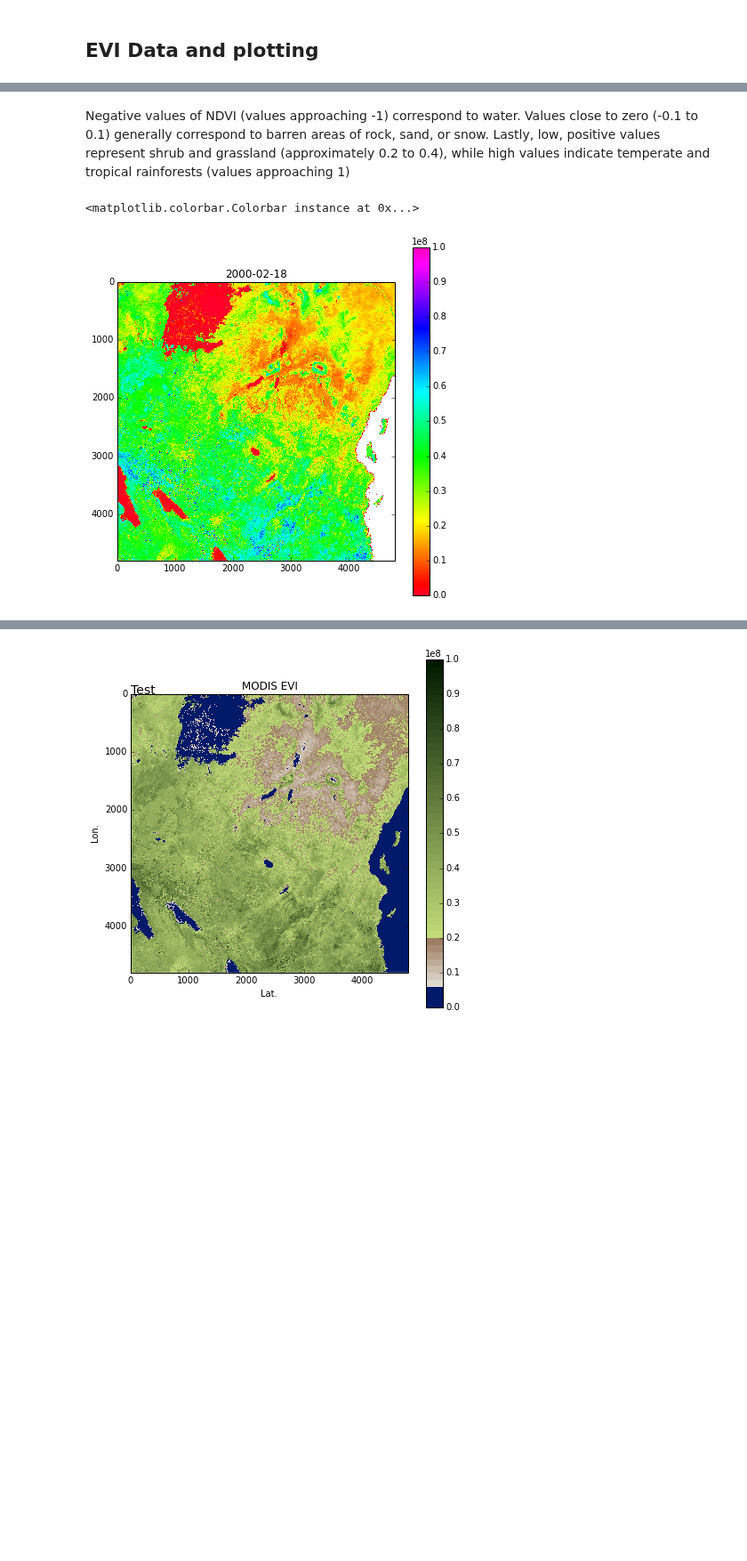
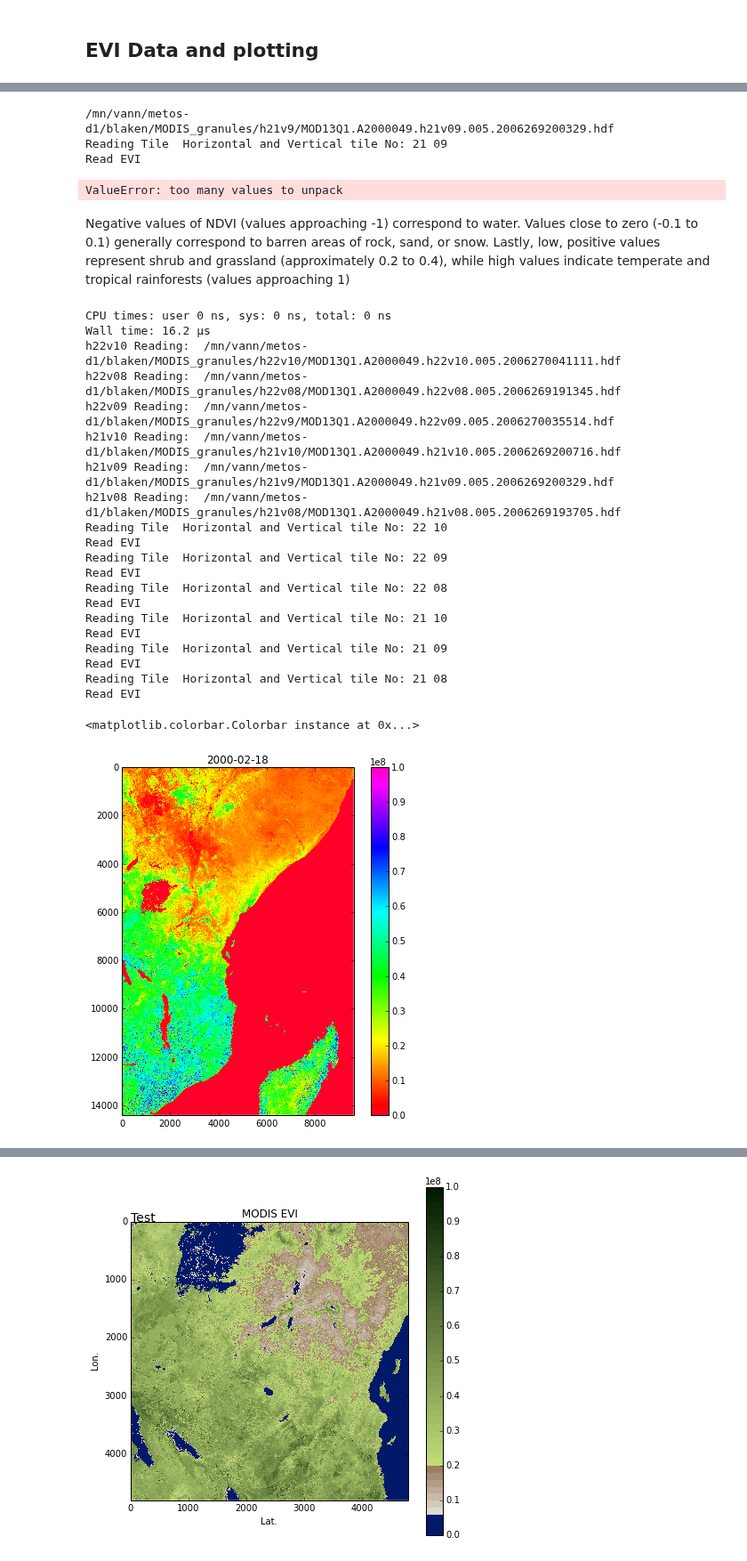
Before and after one commit to benlaken/Nbks, a Jupyter notebook: Veg_work.ipynb, the cells around one changed output, grey strips where cells are left out. Shown at 89% size. Saved outputs shown, nothing was run; the diff lists cells and outputs as text; code cells hidden in the pictures; blank space fills up the shorter version.

```diff
--- a/Veg_work.ipynb
+++ b/Veg_work.ipynb
@@ -52,8 +52,12 @@ g = gdal.Open(f1)
 import commands
 import fnmatch
 
-flist_h21v09 = commands.getoutput('ls /mn/vann/metos-d1/blaken/MODIS_granules/h21v9/*').split('\n')
-flist_h22v09 = commands.getoutput('ls /mn/vann/metos-d1/blaken/MODIS_granules/h22v9/*').split('\n')
+flist_h21v08 = commands.getoutput('ls /mn/vann/metos-d1/blaken/MODIS_granules/h21v08/*').split('\n') #
+flist_h22v08 = commands.getoutput('ls /mn/vann/metos-d1/blaken/MODIS_granules/h22v08/*').split('\n') # Checked
+flist_h21v09 = commands.getoutput('ls /mn/vann/metos-d1/blaken/MODIS_granules/h21v9/*').split('\n')  # Chck othrs against
+flist_h22v09 = commands.getoutput('ls /mn/vann/metos-d1/blaken/MODIS_granules/h22v9/*').split('\n')  # Checked
+flist_h21v10 = commands.getoutput('ls /mn/vann/metos-d1/blaken/MODIS_granules/h21v10/*').split('\n') # Checked
+flist_h22v10 = commands.getoutput('ls /mn/vann/metos-d1/blaken/MODIS_granules/h22v10/*').split('\n') # Checked
 
 #aa = !ls /mn/vann/metos-d1/blaken/MODIS_granules/h21v9/*
 # %%
@@ -84,0 +103,5 @@ NameError: name 'f1' is not defined
+# %%
+dic_obj = Gen_fname_dic(flist_h21v09[0])
+for n in dic_obj:
+    print n,dic_obj[n]
+print '\n'
@@ -84,0 +115,27 @@ NameError: name 'f1' is not defined
+# %%
+def Get_EVI_MultiTile(dic_obj):
+    ''' This reads every filename from a dictionary object, and stiches
+    together all the tiles into one enormous beast. Takes a while...
+
+    '''
+    EVI = []
+    tmp_h22v10=[]
+    tmp_h22v09 =[]
+    tmp_h22v08 =[]
+    tmp_h21v10 = []
+    tmp_h21v09 =[]
+    tmp_h21v08 =[]
+    for n in dic_obj:
+        print n,'Reading: ',dic_obj[n]
+
+    tmp_h22v10 = get_EVI(dic_obj['h22v10'])
+    tmp_h22v09 = get_EVI(dic_obj['h22v09'])
+    tmp_h22v08 = get_EVI(dic_obj['h22v08'])
+    tmp_h21v10 = get_EVI(dic_obj['h21v10'])
+    tmp_h21v09 = get_EVI(dic_obj['h21v09'])
+    tmp_h21v08 = get_EVI(dic_obj['h21v08'])
+
+    left=np.concatenate((tmp_h21v08,tmp_h21v09,tmp_h21v10),axis=0)
+    right=np.concatenate((tmp_h22v08,tmp_h22v09,tmp_h22v10),axis=0)
+    EVI = np.concatenate((left,right),axis=1)
+    return EVI
@@ -217,18 +345,51 @@ EVI = data['EVI']*10000.  # Scale factor from the hdf file for EVI
 #aaa = np.where(EVI == -30000000)
 aaa = np.where(EVI < -20000000)
 EVI[aaa] = None
+# %%
+print dic_obj['h21v09']
+
+xxx,yyy = get_EVI(dic_obj['h21v09'])
+# %% [output]
+/mn/vann/metos-d1/blaken/MODIS_granules/h21v9/MOD13Q1.A2000049.h21v09.005.2006269200329.hdf
+Reading Tile  Horizontal and Vertical tile No: 21 09
+Read EVI
+ValueError: too many values to unpack
 # %% [markdown]
 Negative values of NDVI (values approaching -1) correspond to water. Values close to zero (-0.1 to 0.1) generally correspond to barren areas of rock, sand, or snow. Lastly, low, positive values represent shrub and grassland (approximately 0.2 to 0.4), while high values indicate temperate and tropical rainforests (values approaching 1)
 # %%
+%time
 # Plot out the EVI data
+
+EVI = Get_EVI_MultiTile(dic_obj)
+
 fig = plt.figure(figsize=(7, 7))
 plt.imshow(EVI,interpolation='none',vmin=0.0,vmax=100000000.0,cmap=cm.gist_rainbow)
 plt.title(aa)
 plt.colorbar()
 #plt.text(0,0,aa,fontsize='20')
 # %% [output]
-<matplotlib.colorbar.Colorbar instance at 0x...>
+CPU times: user 0 ns, sys: 0 ns, total: 0 ns
+Wall time: 16.2 µs
+h22v10 Reading:  /mn/vann/metos-d1/blaken/MODIS_granules/h22v10/MOD13Q1.A2000049.h22v10.005.2006270041111.hdf
+h22v08 Reading:  /mn/vann/metos-d1/blaken/MODIS_granules/h22v08/MOD13Q1.A2000049.h22v08.005.2006269191345.hdf
+h22v09 Reading:  /mn/vann/metos-d1/blaken/MODIS_granules/h22v9/MOD13Q1.A2000049.h22v09.005.2006270035514.hdf
+h21v10 Reading:  /mn/vann/metos-d1/blaken/MODIS_granules/h21v10/MOD13Q1.A2000049.h21v10.005.2006269200716.hdf
+h21v09 Reading:  /mn/vann/metos-d1/blaken/MODIS_granules/h21v9/MOD13Q1.A2000049.h21v09.005.2006269200329.hdf
+h21v08 Reading:  /mn/vann/metos-d1/blaken/MODIS_granules/h21v08/MOD13Q1.A2000049.h21v08.005.2006269193705.hdf
+Reading Tile  Horizontal and Vertical tile No: 22 10
+Read EVI
+Reading Tile  Horizontal and Vertical tile No: 22 09
+Read EVI
+Reading Tile  Horizontal and Vertical tile No: 22 08
+Read EVI
+Reading Tile  Horizontal and Vertical tile No: 21 10
+Read EVI
+Reading Tile  Horizontal and Vertical tile No: 21 09
+Read EVI
+Reading Tile  Horizontal and Vertical tile No: 21 08
+Read EVI
+<matplotlib.colorbar.Colorbar instance at 0x...>
-[figure, old version]
+[figure, new version]
 # %%
 cdict = {
   'red'  :  ( (0.0, 0.25, .25), (0.02, .59, .59), (1., 1., 1.)),
```
Also changed, not shown: parts of 17 cells of this notebook.
